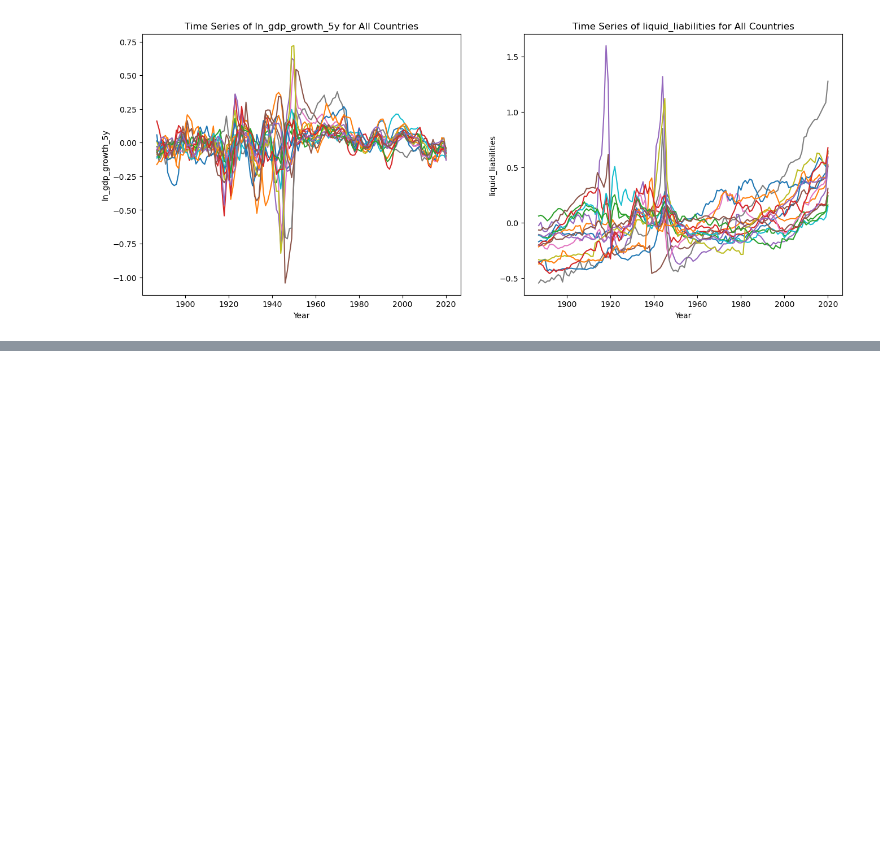
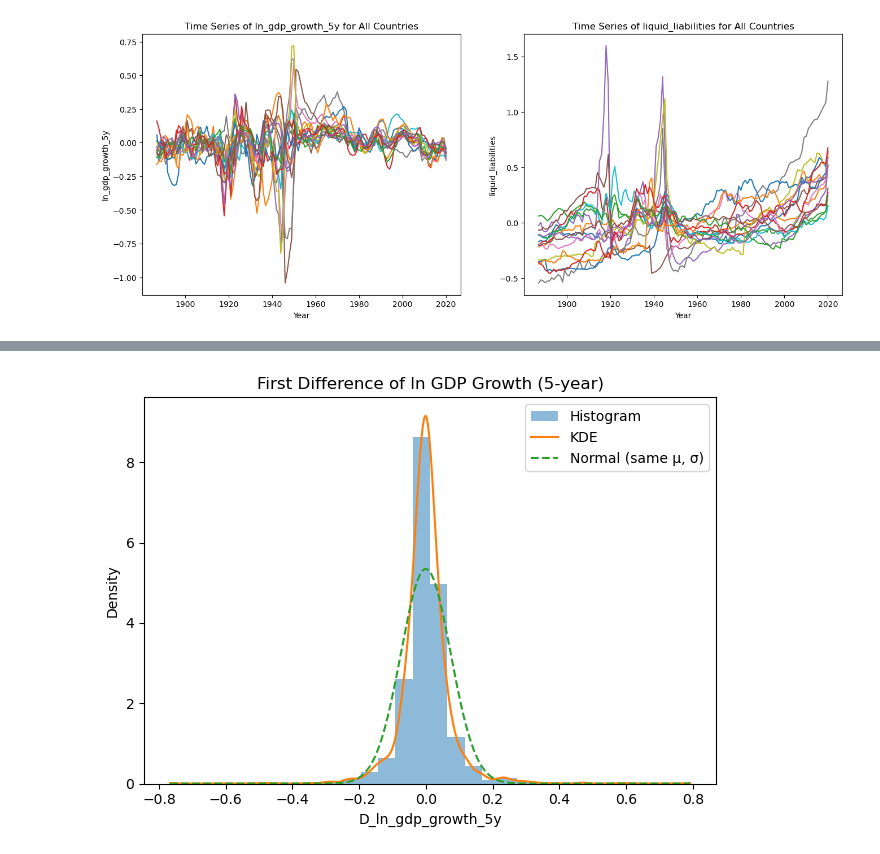
Before and after one commit to LorenzoAlessandro/Panel-Data-Project-Financial-Econometrics, a Jupyter notebook: Panel Data Part 1/Part 1.ipynb, the cells around one changed output, grey strips where cells are left out. Saved outputs shown, nothing was run; the diff lists cells and outputs as text; code cells hidden in the pictures; blank space fills up the shorter version.

```diff
--- a/Panel Data Part 1/Part 1.ipynb
+++ b/Panel Data Part 1/Part 1.ipynb
@@ -263,9 +263,8 @@ Summary statistics for within / between variables:
   ln_gdp_growth_5y_between   16 0.0956 0.0160    0.2492    2.9390                     0
 liquid_liabilities_between   16 0.6026 0.1175    1.4965    5.4128                     0
 # %%
-
-df_Final = df_Final_defined.sort_values(["country", "year"])
-countries = sorted(df_Final["country"].unique())
+df_timeseries_plot = df_Final_defined.sort_values(["country", "year"])
+countries = sorted(df_timeseries_plot["country"].unique())
 
 # -----------------------------------------------------------
 # Create a side-by-side figure (1 row, 2 columns)
@@ -274,7 +273,7 @@ fig, axes = plt.subplots(1, 2, figsize=(16, 6), sharex=False)
 
 # ---------------- Plot 1: Dependent variable -----------------
 for c in countries:
-    df_c = df_Final[df_Final["country"] == c]
+    df_c = df_timeseries_plot[df_timeseries_plot["country"] == c]
     axes[0].plot(df_c["year"], df_c['dep_var_col_within'], label=c)
 
 axes[0].set_title(f"Time Series of {dep_var_col} for All Countries")
@@ -283,7 +282,7 @@ axes[0].set_ylabel(dep_var_col)
 
 # ---------------- Plot 2: Explanatory variable ----------------
 for c in countries:
-    df_c = df_Final[df_Final["country"] == c]
+    df_c = df_timeseries_plot[df_timeseries_plot["country"] == c]
     axes[1].plot(df_c["year"], df_c['exp_var_col_within'], label=c)
 
 axes[1].set_title(f"Time Series of {exp_var_col} for All Countries")
@@ -294,0 +366,77 @@ Text(0, 0.5, 'liquid_liabilities')
+# %%
+
+def plot_fd_distribution(df, col, title=None, bins=30):
+
+
+
+    data = df[col].dropna().to_numpy()
+
+    if data.size == 0:
+        print(f"No non-missing data in column {col}.")
+        return
+
+
+    mu = data.mean()
+    sigma = data.std(ddof=1)
+
+
+    x_min, x_max = data.min(), data.max()
+    x_vals = np.linspace(x_min, x_max, 400)
+
+
+    kde = gaussian_kde(data)
+    kde_vals = kde(x_vals)
+
+
+    normal_vals = norm.pdf(x_vals, loc=mu, scale=sigma)
+
+
+
+
+    plt.figure()
+
+    # Histogram (density)
+    plt.hist(data, bins=bins, density=True, alpha=0.5, label="Histogram")
+
+    # KDE
+    plt.plot(x_vals, kde_vals, label="KDE")
+
+    # Normal law with same mean and std
+    plt.plot(x_vals, normal_vals, linestyle="--", label="Normal (same μ, σ)")
+
+    # Labels & title
+    plt.xlabel(col)
+    if title is not None:
+        plt.title(title)
+    else:
+        plt.title(f"Distribution of {col}")
+    plt.ylabel("Density")
+    plt.legend()
+    plt.tight_layout()
+    plt.show()
+
+
+
+
+
+
+
+# Names of the first-difference variables
+fd_gdp_col = "D_ln_gdp_growth_5y"
+fd_liq_col = "D_liquid_liabilities"
+
+# Plot for first difference of ln GDP growth
+plot_fd_distribution(
+    df_Final_first_diff,
+    col=fd_gdp_col,
+    title="First Difference of ln GDP Growth (5-year)"
+)
+
+# Plot for first difference of liquid liabilities
+plot_fd_distribution(
+    df_Final_first_diff,
+    col=fd_liq_col,
+    title="First Difference of Liquid Liabilities"
+)
+# %% [output]
+[figure, added]
```
Also changed, not shown: parts of 13 cells of this notebook, 9 other files.
